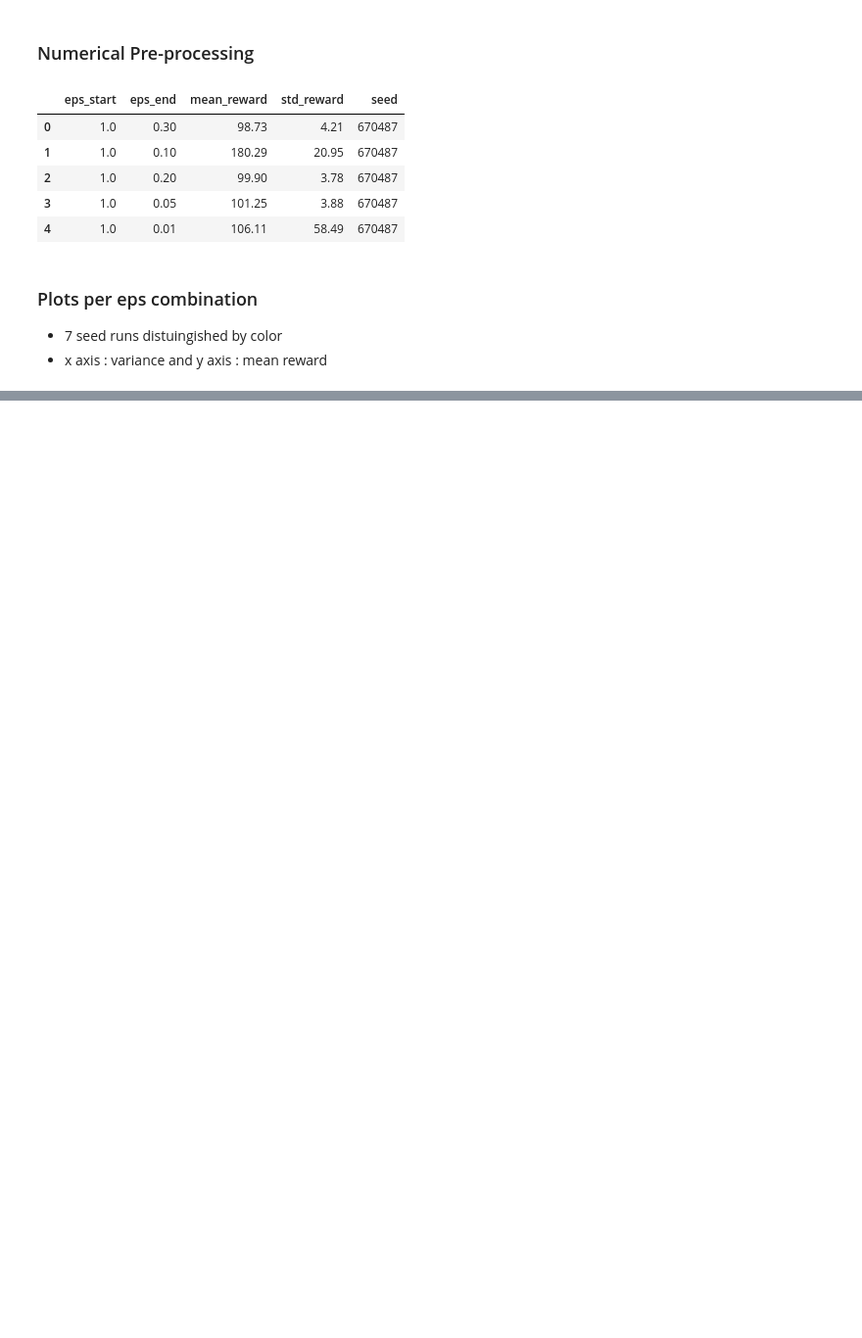
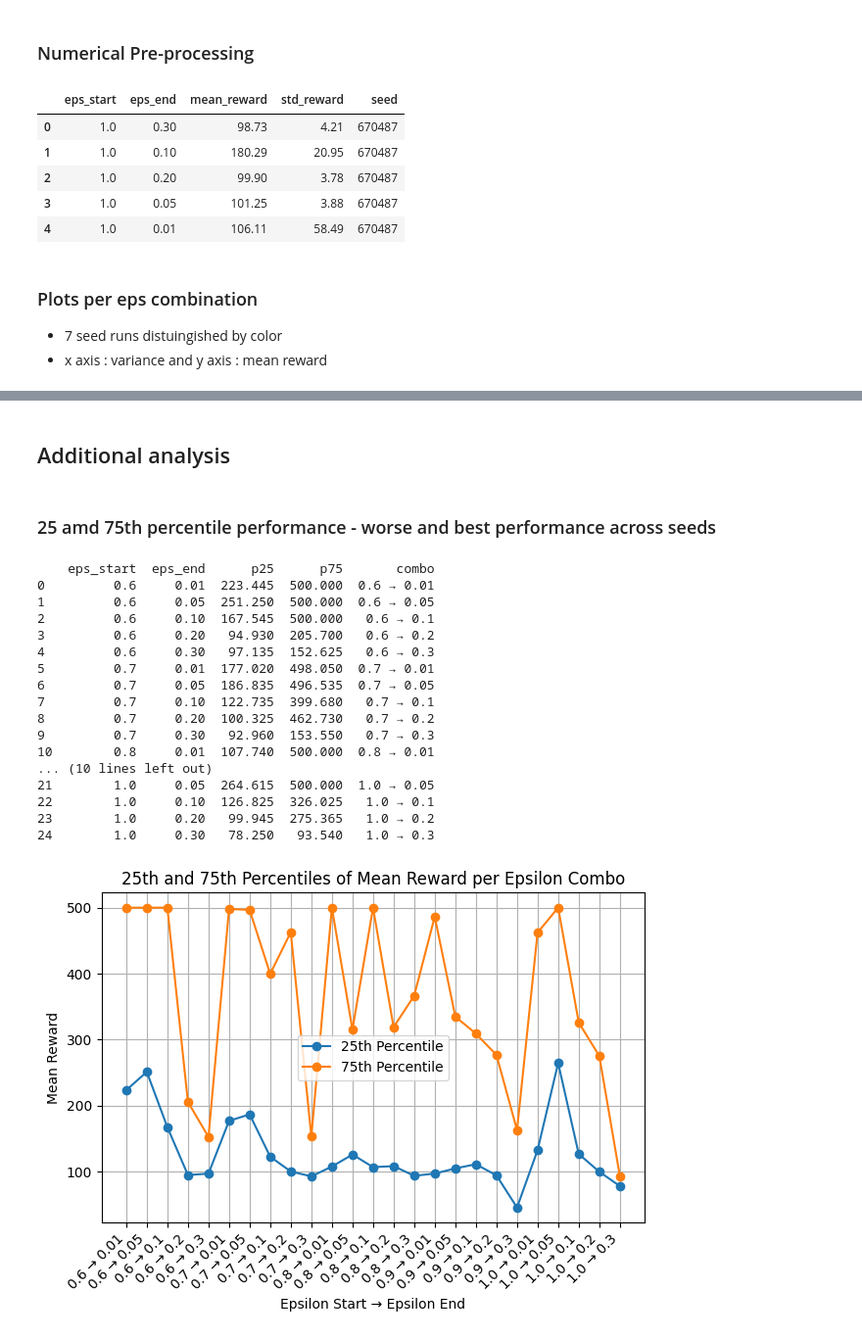
Before and after one commit to rulezcasa/eps_grid, a Jupyter notebook: plot.ipynb, the cells around one changed output, grey strips where cells are left out. Shown at 98% size. Drawn from its saved outputs; the diff is of its cells as text; code cells hidden in the pictures; blank space fills up the shorter version.

Commit message:
additional analysis

```diff
--- a/plot.ipynb
+++ b/plot.ipynb
@@ -120,0 +147,49 @@ plt.show()
+# %% [markdown]
+## Additional analysis
+# %% [markdown]
+### 25 amd 75th percentile performance - worse and best performance across seeds
+# %%
+percentiles_reward = df.groupby(['eps_start', 'eps_end'])['mean_reward'].agg(
+    p25=lambda x: np.percentile(x, 25),
+    p75=lambda x: np.percentile(x, 75)
+).reset_index()
+
+# Create a combined label for each epsilon combo
+percentiles_reward['combo'] = (
+    percentiles_reward['eps_start'].astype(str) + ' → ' +
+    percentiles_reward['eps_end'].astype(str)
+)
+
+print(percentiles_reward)
+
+# Plot the 25th and 75th percentiles
+plt.figure()
+plt.plot(percentiles_reward['combo'], percentiles_reward['p25'], marker='o', label='25th Percentile')
+plt.plot(percentiles_reward['combo'], percentiles_reward['p75'], marker='o', label='75th Percentile')
+plt.xlabel('Epsilon Start → Epsilon End')
+plt.ylabel('Mean Reward')
+plt.title('25th and 75th Percentiles of Mean Reward per Epsilon Combo')
+plt.legend()
+plt.xticks(rotation=45, ha='right')
+plt.tight_layout()
+plt.grid(True)
+plt.show()
+# %% [output]
+    eps_start  eps_end      p25      p75       combo
+0         0.6     0.01  223.445  500.000  0.6 → 0.01
+1         0.6     0.05  251.250  500.000  0.6 → 0.05
+2         0.6     0.10  167.545  500.000   0.6 → 0.1
+3         0.6     0.20   94.930  205.700   0.6 → 0.2
+4         0.6     0.30   97.135  152.625   0.6 → 0.3
+5         0.7     0.01  177.020  498.050  0.7 → 0.01
+6         0.7     0.05  186.835  496.535  0.7 → 0.05
+7         0.7     0.10  122.735  399.680   0.7 → 0.1
+8         0.7     0.20  100.325  462.730   0.7 → 0.2
+9         0.7     0.30   92.960  153.550   0.7 → 0.3
+10        0.8     0.01  107.740  500.000  0.8 → 0.01
+... (10 lines left out)
+21        1.0     0.05  264.615  500.000  1.0 → 0.05
+22        1.0     0.10  126.825  326.025   1.0 → 0.1
+23        1.0     0.20   99.945  275.365   1.0 → 0.2
+24        1.0     0.30   78.250   93.540   1.0 → 0.3
+[figure, added]
```
Also changed, not shown: parts of 7 cells of this notebook, 31 other files.
